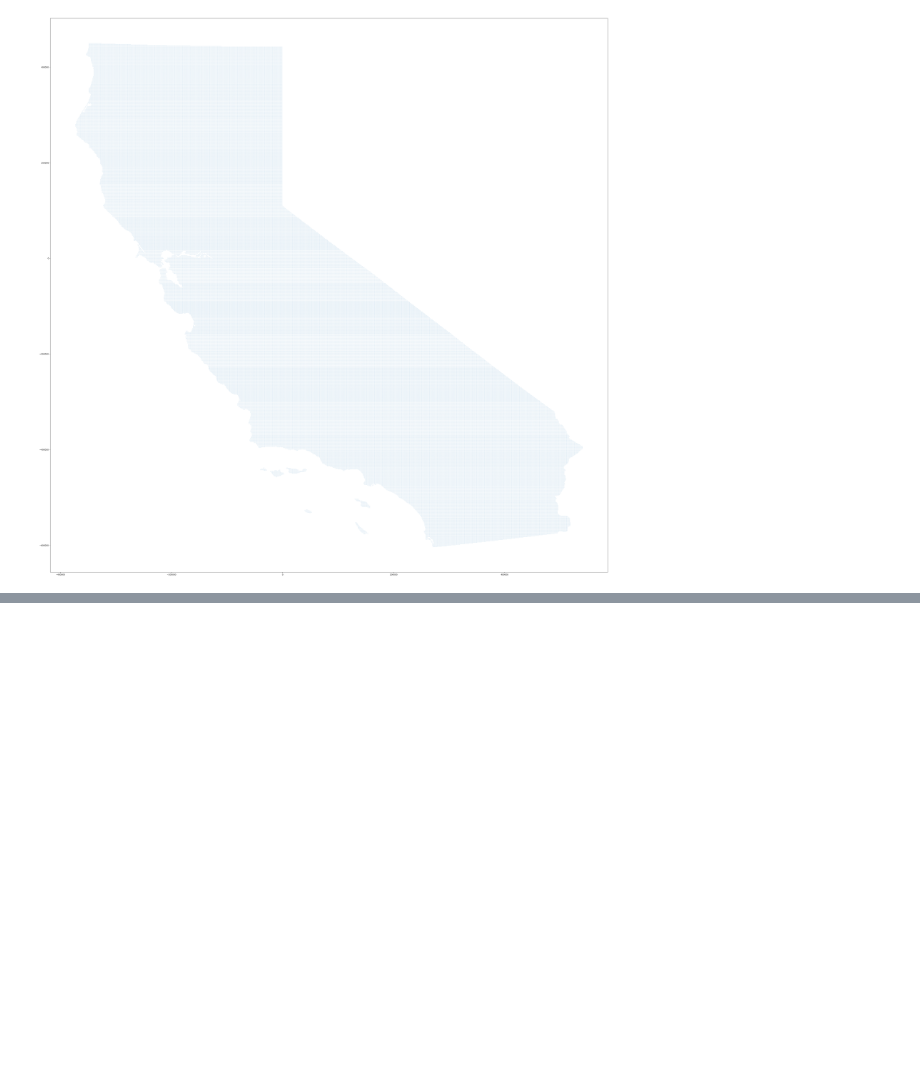
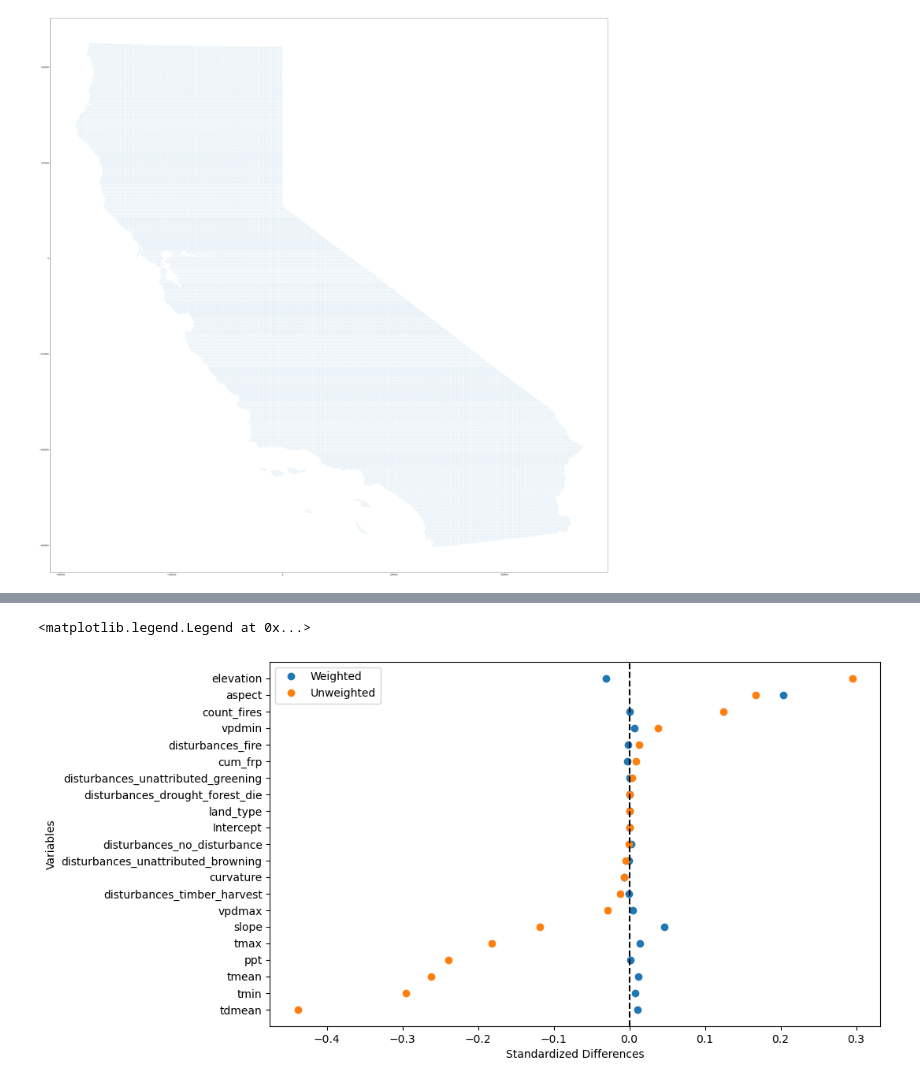
Before and after one commit to echolab-stanford/prescribed_fires, a Jupyter notebook: analysis/weighting.ipynb, the cells around one changed output, grey strips where cells are left out. Cells and saved outputs as stored; diff of their text form; code cells hidden in the pictures; blank space fills up the shorter version.

```diff
--- a/analysis/weighting.ipynb
+++ b/analysis/weighting.ipynb
@@ -201,0 +301,45 @@ weights.shape
+# %%
+# Load the std_diffs with the lowest loss
+best_model = cv.sort_values("loss").iloc[1]
+path_to_best_model = f"./results/std_diffs_{best_model['lr']}_{best_model['reg']}.feather"
+std_diffs = pd.read_feather(path_to_best_model)
+std_diffs
+
+# Add family_covar column to the dataframe to aggregate covariates
+std_diffs["family_covar"] = [
+    "_".join([i for i in c.split("_") if not i.isdigit()])
+    for c in std_diffs.covar.tolist()
+]
+
+std_diffs.drop(columns="covar", inplace=True)
+
+# Group by family_covar and calculate the mean of the standarized differences
+std_diffs_grouped = (
+    std_diffs.groupby("family_covar", as_index=False)
+    .mean()
+    .sort_values("std_unweighted_smd")
+)
+
+fig, ax = plt.subplots(figsize=(10, 6))
+ax.plot(
+    std_diffs_grouped.std_weighted_smd,
+    std_diffs_grouped.family_covar,
+    "o",
+    label="Weighted",
+)
+ax.plot(
+    std_diffs_grouped.std_unweighted_smd,
+    std_diffs_grouped.family_covar,
+    "o",
+    label="Unweighted",
+)
+ax.axvline(0, color="black", linestyle="--")
+
+# Add labels to axis
+ax.set_ylabel("Variables")
+ax.set_xlabel("Standardized Differences")
+# Add legend to the plot
+ax.legend()
+# %% [output]
+<matplotlib.legend.Legend at 0x...>
+[figure, added]
```
Also changed, not shown: parts of 22 cells of this notebook, 1 other file.
